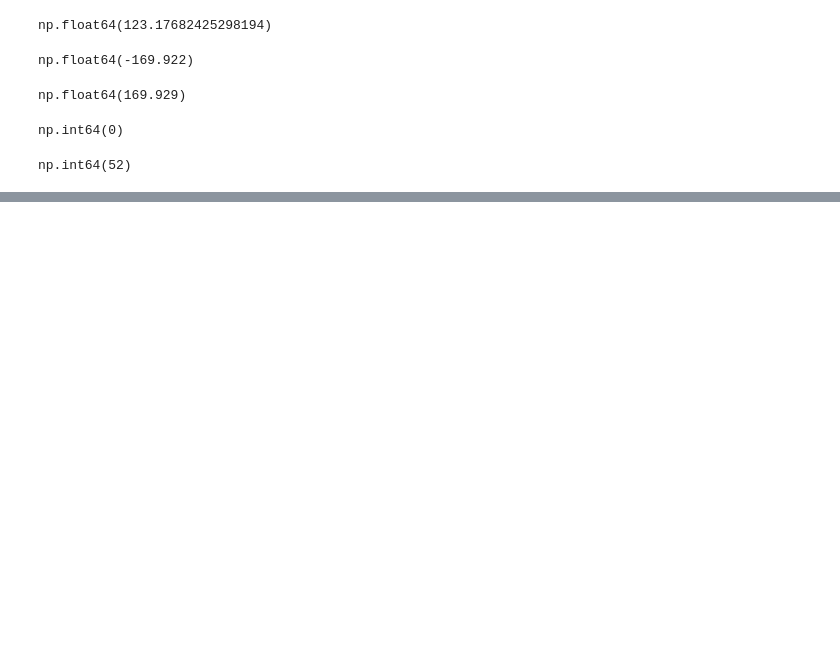
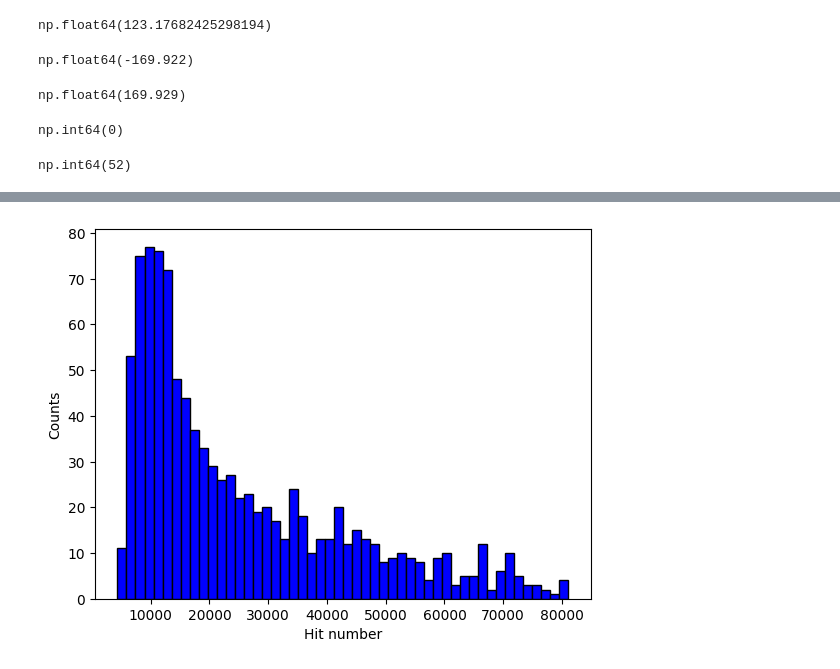
Before and after one commit to YauheniTalochkaN/GNN_tracking_model, a Jupyter notebook: check_sizes.ipynb, the cells around one changed output, grey strips where cells are left out. Cells and saved outputs as stored; diff of their text form; code cells hidden in the pictures; blank space fills up the shorter version.

```diff
--- a/check_sizes.ipynb
+++ b/check_sizes.ipynb
@@ -114,0 +79,9 @@ array([0, 1, 1])
+# %%
+plt.hist(hitnumlist, bins=50, color='blue', edgecolor='black')
+
+plt.ylabel('Counts')
+plt.xlabel('Hit number')
+
+plt.show()
+# %% [output]
+[figure, added]
```
Also changed, not shown: parts of 9 cells of this notebook.
